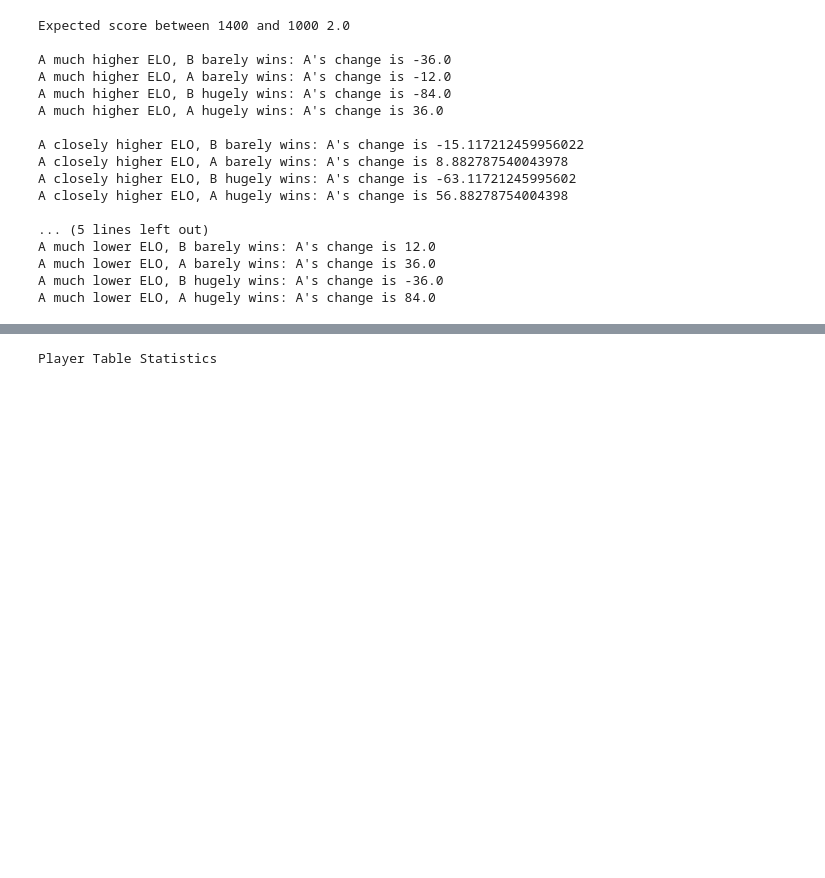
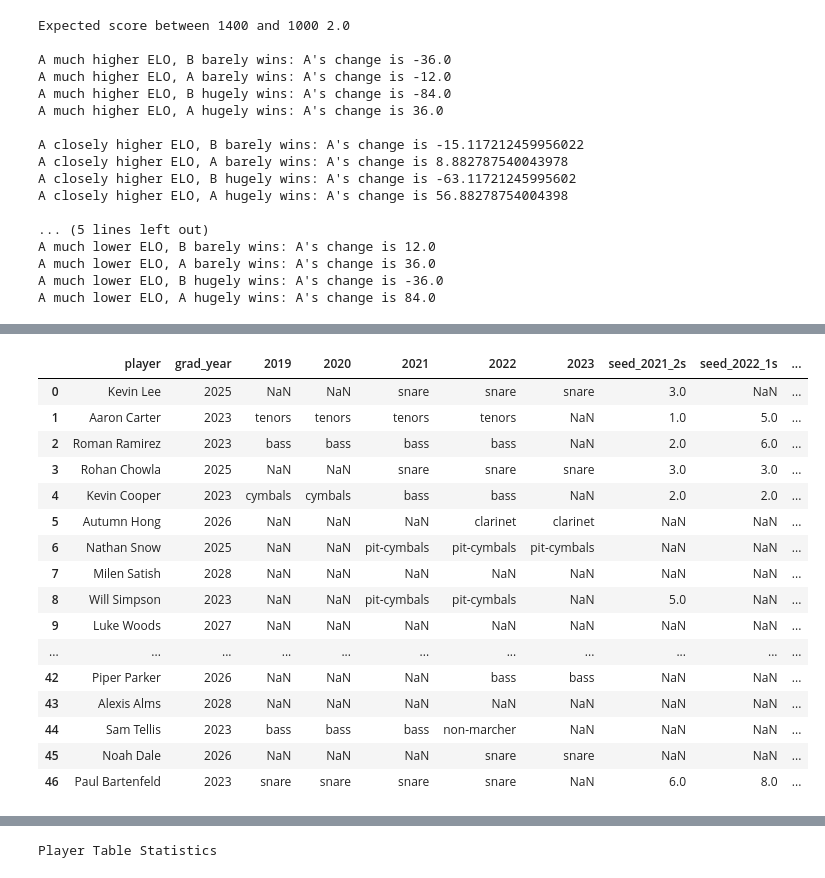
Before and after one commit to notromanramirez/drumline_pong_elo, a Jupyter notebook: calc_elo_v2.ipynb, the cells around one changed output, grey strips where cells are left out. Saved outputs shown, nothing was run; the diff lists cells and outputs as text; code cells hidden in the pictures; blank space fills up the shorter version.

```diff
--- a/calc_elo_v2.ipynb
+++ b/calc_elo_v2.ipynb
@@ -629,3 +631,23 @@ season_elo_fig.show()
 # If Power = Average, then the tournament was as difficult to play as the ELO is portraying
 # If Power < Average, then the tournament was easier to play as the ELO is portraying
 # If Average > 1200, then that tournament has more highly-rated players competing
+# %%
+sorted_players_table
+# %% [output]
+|  | player | grad_year | 2019 | 2020 | 2021 | 2022 | 2023 | seed_2021_2s | seed_2022_1s | ... |
+| 0 | Kevin Lee | 2025 | NaN | NaN | snare | snare | snare | 3.0 | NaN | ... |
+| 1 | Aaron Carter | 2023 | tenors | tenors | tenors | tenors | NaN | 1.0 | 5.0 | ... |
+| 2 | Roman Ramirez | 2023 | bass | bass | bass | bass | NaN | 2.0 | 6.0 | ... |
+| 3 | Rohan Chowla | 2025 | NaN | NaN | snare | snare | snare | 3.0 | 3.0 | ... |
+| 4 | Kevin Cooper | 2023 | cymbals | cymbals | bass | bass | NaN | 2.0 | 2.0 | ... |
+| 5 | Autumn Hong | 2026 | NaN | NaN | NaN | clarinet | clarinet | NaN | NaN | ... |
+| 6 | Nathan Snow | 2025 | NaN | NaN | pit-cymbals | pit-cymbals | pit-cymbals | NaN | NaN | ... |
+| 7 | Milen Satish | 2028 | NaN | NaN | NaN | NaN | NaN | NaN | NaN | ... |
+| 8 | Will Simpson | 2023 | NaN | NaN | pit-cymbals | pit-cymbals | NaN | 5.0 | NaN | ... |
+| 9 | Luke Woods | 2027 | NaN | NaN | NaN | NaN | NaN | NaN | NaN | ... |
+| ... | ... | ... | ... | ... | ... | ... | ... | ... | ... | ... |
+| 42 | Piper Parker | 2026 | NaN | NaN | NaN | bass | bass | NaN | NaN | ... |
+| 43 | Alexis Alms | 2028 | NaN | NaN | NaN | NaN | NaN | NaN | NaN | ... |
+| 44 | Sam Tellis | 2023 | bass | bass | bass | non-marcher | NaN | NaN | NaN | ... |
+| 45 | Noah Dale | 2026 | NaN | NaN | NaN | snare | snare | NaN | NaN | ... |
+| 46 | Paul Bartenfeld | 2023 | snare | snare | snare | snare | NaN | 6.0 | 8.0 | ... |
```
Also changed, not shown: parts of 11 cells of this notebook, 51 other files.
